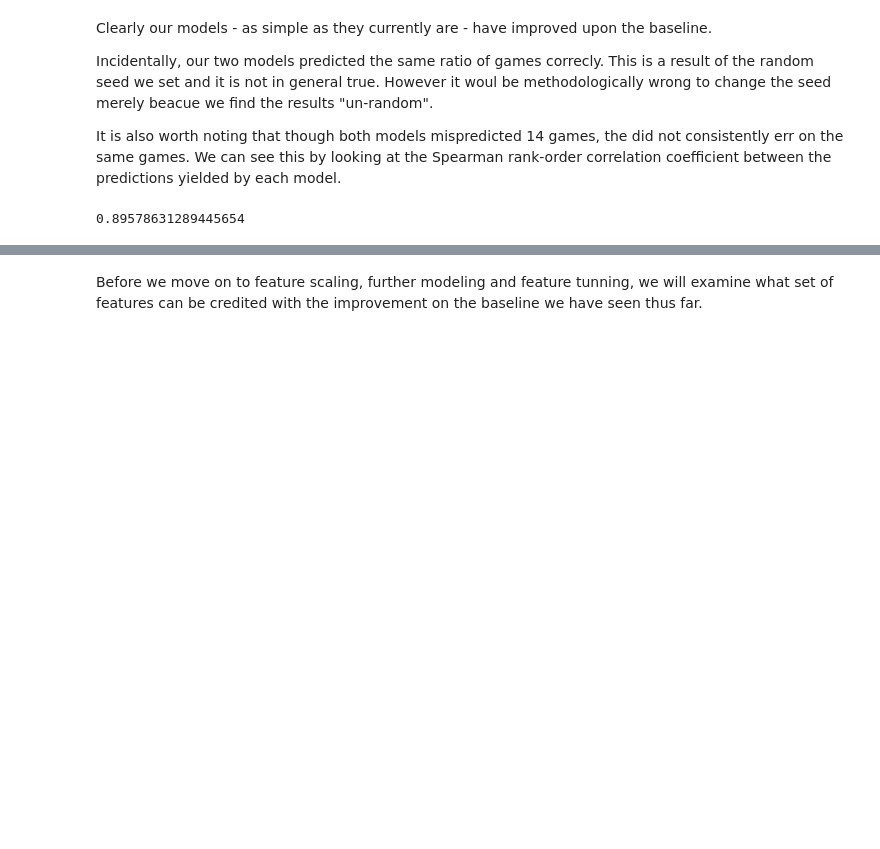
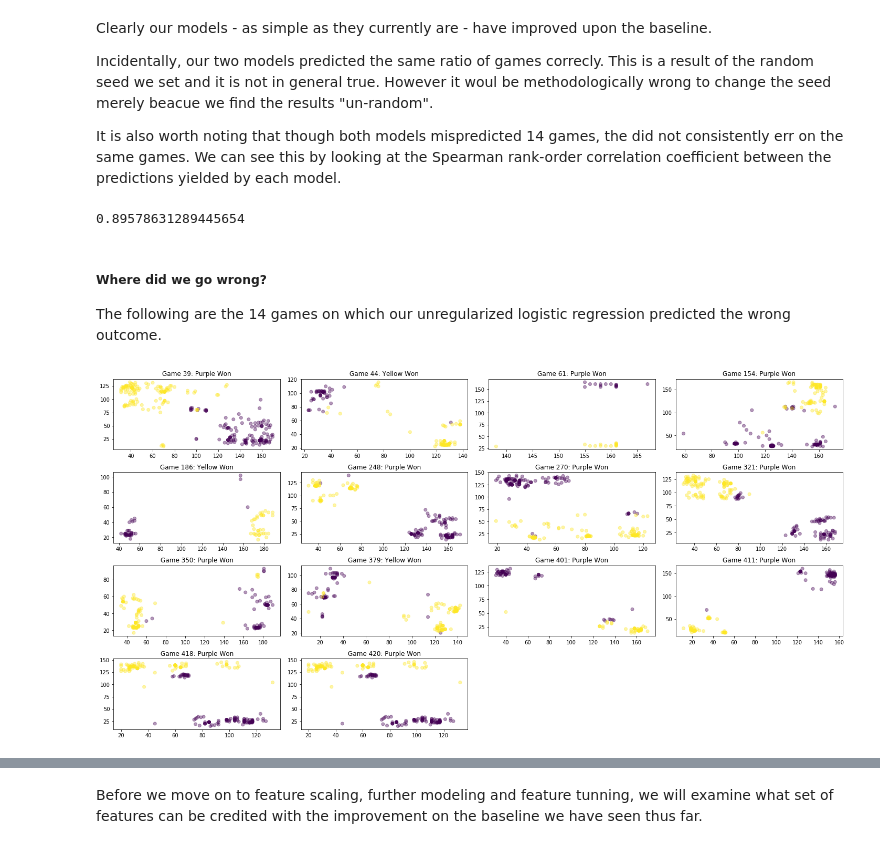
Before and after one commit to Rony-A/sc2-replay-analysis, a Jupyter notebook: mycchaka/capstone/Capstone - part 4 - Master Notebook.ipynb, the cells around one changed output, grey strips where cells are left out. Cells and saved outputs as stored; diff of their text form; code cells hidden in the pictures; blank space fills up the shorter version.

```diff
--- a/mycchaka/capstone/Capstone - part 4 - Master Notebook.ipynb
+++ b/mycchaka/capstone/Capstone - part 4 - Master Notebook.ipynb
@@ -467,17 +467,24 @@ Consider the location of units at the end of the first 16 games of our IEM repla
 # %%
 import matplotlib.pyplot as plt
 
-def plot_game_end_states(games):
+def plot_game_end_states(games, optional_indexes = None):
     '''given a corpus of replay files it will plot
     the end location of units for the first 16 games'''
-    games = games[0:min(16, len(games))]
+    if optional_indexes is None:
+        games = games[0:min(16, len(games))]
+    else:
+        games = [games[i] for i in optional_indexes]
+
     games = [preliminary_processing(game) for game in games]
     plt.figure(figsize=(20,10))
     for i,game in enumerate(games):
         plt.subplot(4,4, i+1)
         units = get_end_location_of_units(game).sort_values(by='owner')
         plt.scatter(units['x'], units['y'], c=units['owner'], alpha = 0.4)
-        plt.title('Game {}: '.format(str(i))+['Purple','Yellow'][game['outcome']['Win']-1] + ' Won')
+        if optional_indexes is None:
+            plt.title('Game {}: '.format(str(i))+['Purple','Yellow'][game['outcome']['Win']-1] + ' Won')
+        else:
+            plt.title('Game {}: '.format(optional_indexes[i])+['Purple','Yellow'][game['outcome']['Win']-1] + ' Won')
     plt.tight_layout(pad=1)
     plt.show()
 # %%
@@ -960,3 +976,12 @@ from scipy.stats import spearmanr
 spearmanr(logreg_pred,random_forest_pred).correlation
 # %% [output]
 0.89578631289445654
+# %% [markdown]
+##### Where did we go wrong?
+The following are the 14 games on which our unregularized logistic regression predicted the wrong outcome.
+# %%
+games_we_got_wrong = [game for game in iem_games if game['context']['filename'] in tabular_data[logreg_pred != y]['filename'].values]
+indexes = [iem_games.index(game) for game in games_we_got_wrong]
+plot_game_end_states(iem_games,indexes)
+# %% [output]
+[figure, added]
```
Also changed, not shown: parts of 79 cells of this notebook, 8 other files.
